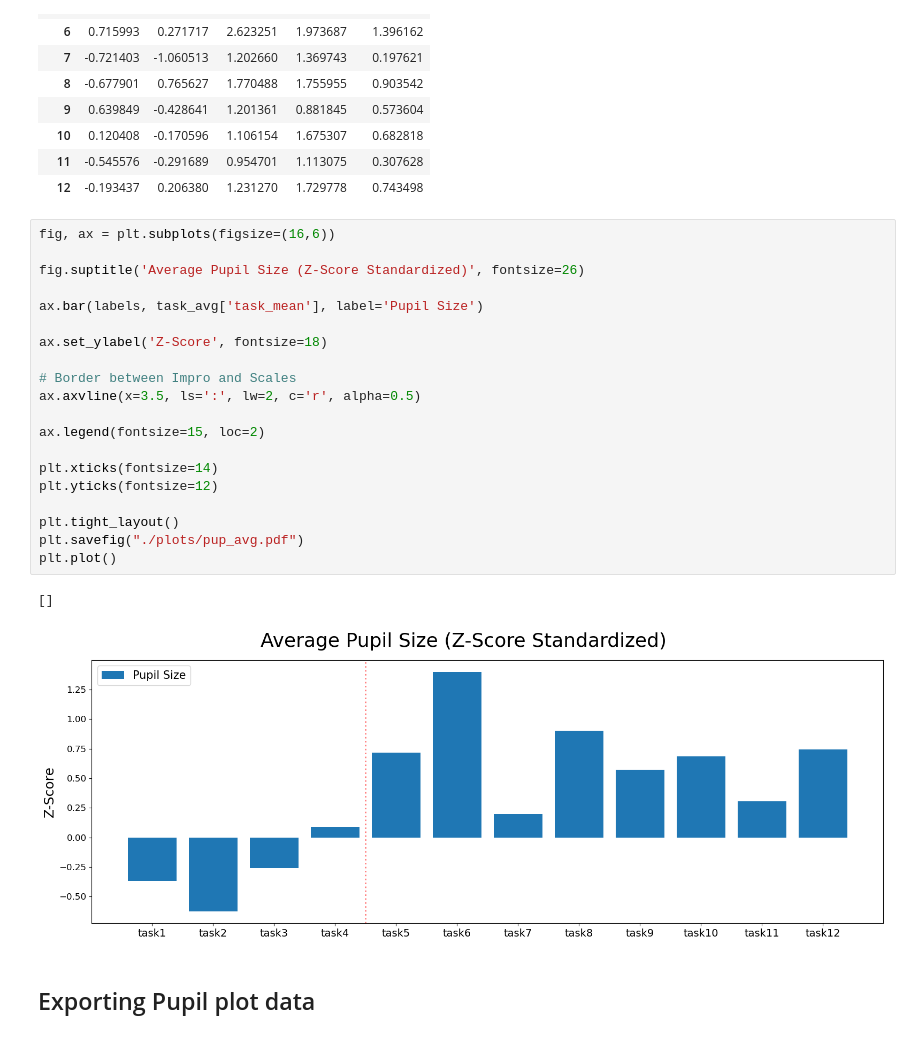
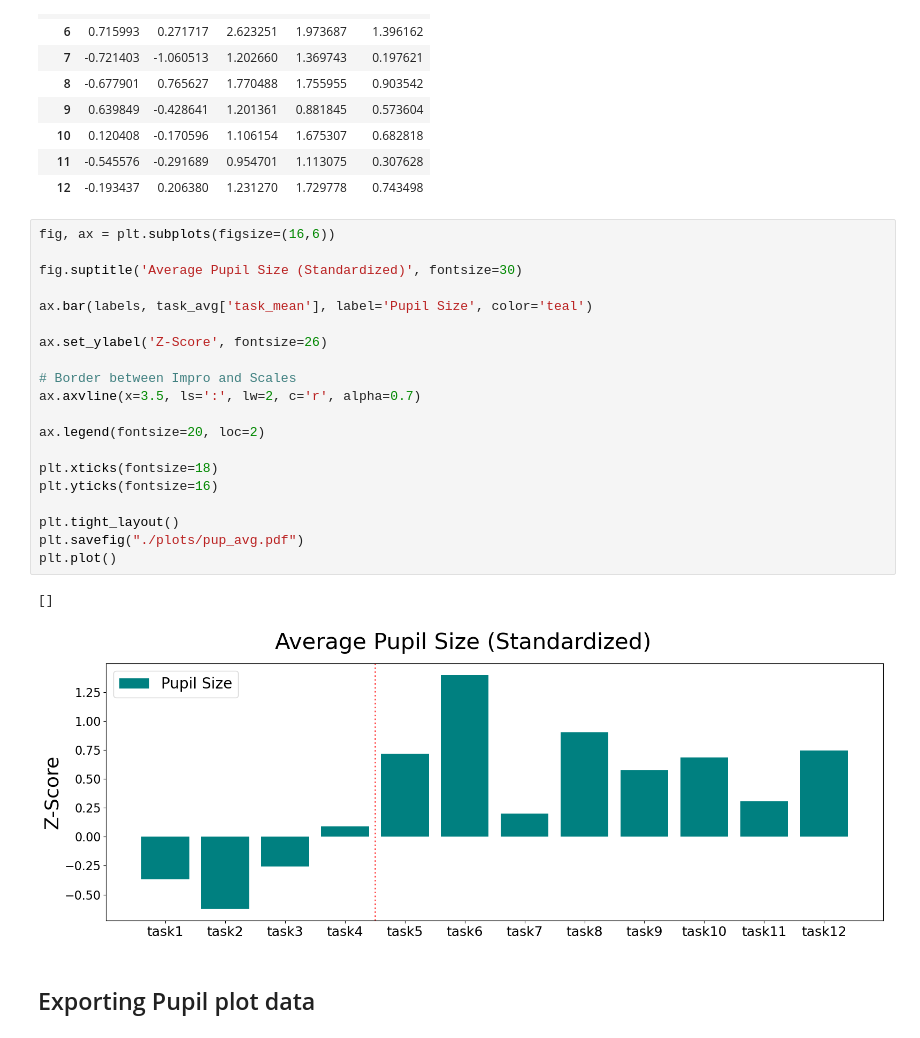
Before and after one commit to wnetzel/Pilot-Study, a Jupyter notebook: Notebooks/Pupils.ipynb, the cells around one changed output. Saved outputs shown, nothing was run; the diff lists cells and outputs as text.

```diff
--- a/Notebooks/Pupils.ipynb
+++ b/Notebooks/Pupils.ipynb
@@ -516,26 +527,26 @@ task_avg
 # %%
 fig, ax = plt.subplots(figsize=(16,6))
 
-fig.suptitle('Average Pupil Size (Z-Score Standardized)', fontsize=26)
+fig.suptitle('Average Pupil Size (Standardized)', fontsize=30)
 
-ax.bar(labels, task_avg['task_mean'], label='Pupil Size')
+ax.bar(labels, task_avg['task_mean'], label='Pupil Size', color='teal')
 
-ax.set_ylabel('Z-Score', fontsize=18)
+ax.set_ylabel('Z-Score', fontsize=26)
 
 # Border between Impro and Scales
-ax.axvline(x=3.5, ls=':', lw=2, c='r', alpha=0.5)
+ax.axvline(x=3.5, ls=':', lw=2, c='r', alpha=0.7)
 
-ax.legend(fontsize=15, loc=2)
+ax.legend(fontsize=20, loc=2)
 
-plt.xticks(fontsize=14)
-plt.yticks(fontsize=12)
+plt.xticks(fontsize=18)
+plt.yticks(fontsize=16)
 
 plt.tight_layout()
 plt.savefig("./plots/pup_avg.pdf")
 plt.plot()
 # %% [output]
 []
-[figure, old version]
+[figure, new version]
 # %% [markdown]
 ## Exporting Pupil plot data
 # %%
```
Also changed, not shown: parts of 2 cells of this notebook, 16 other files.
